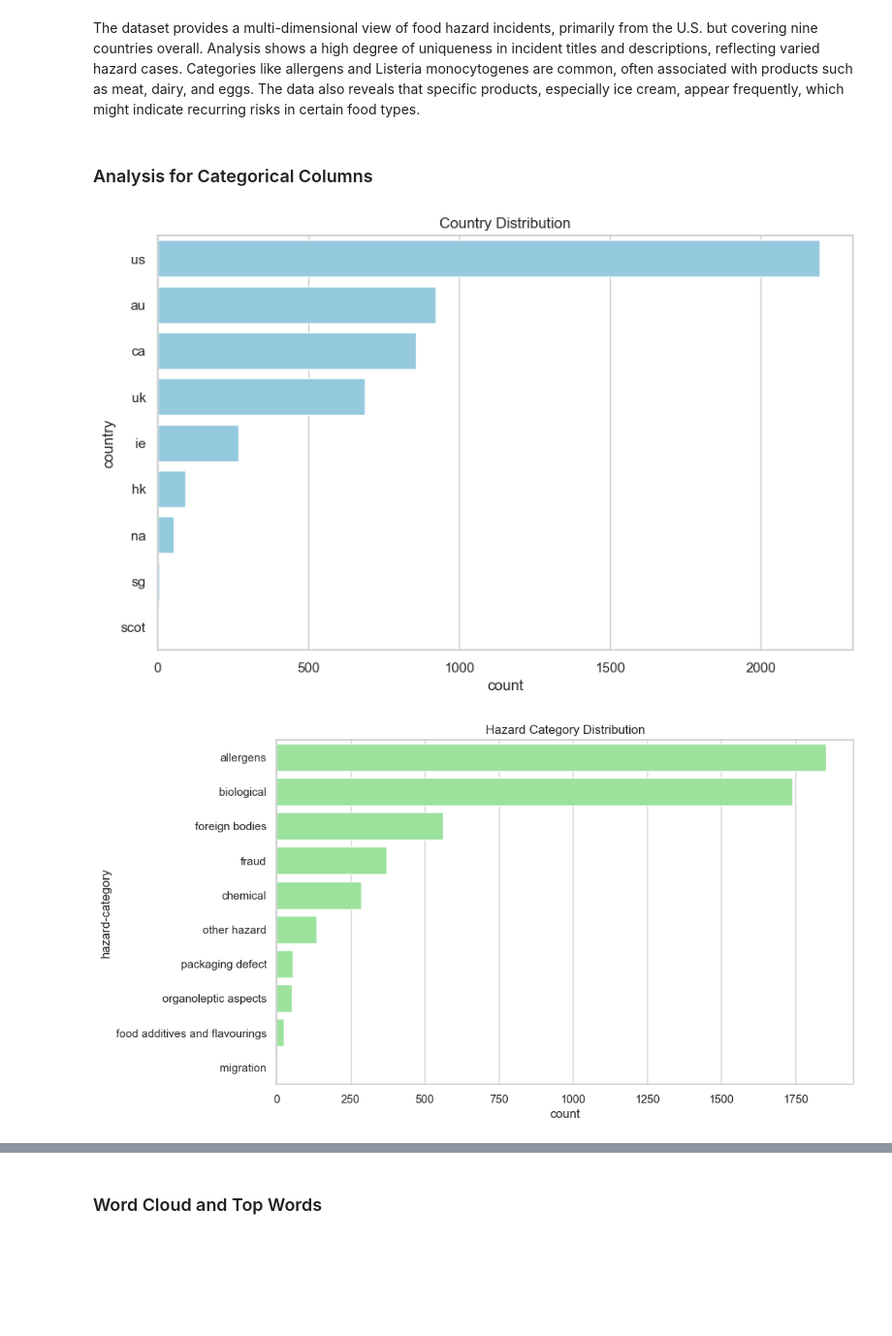
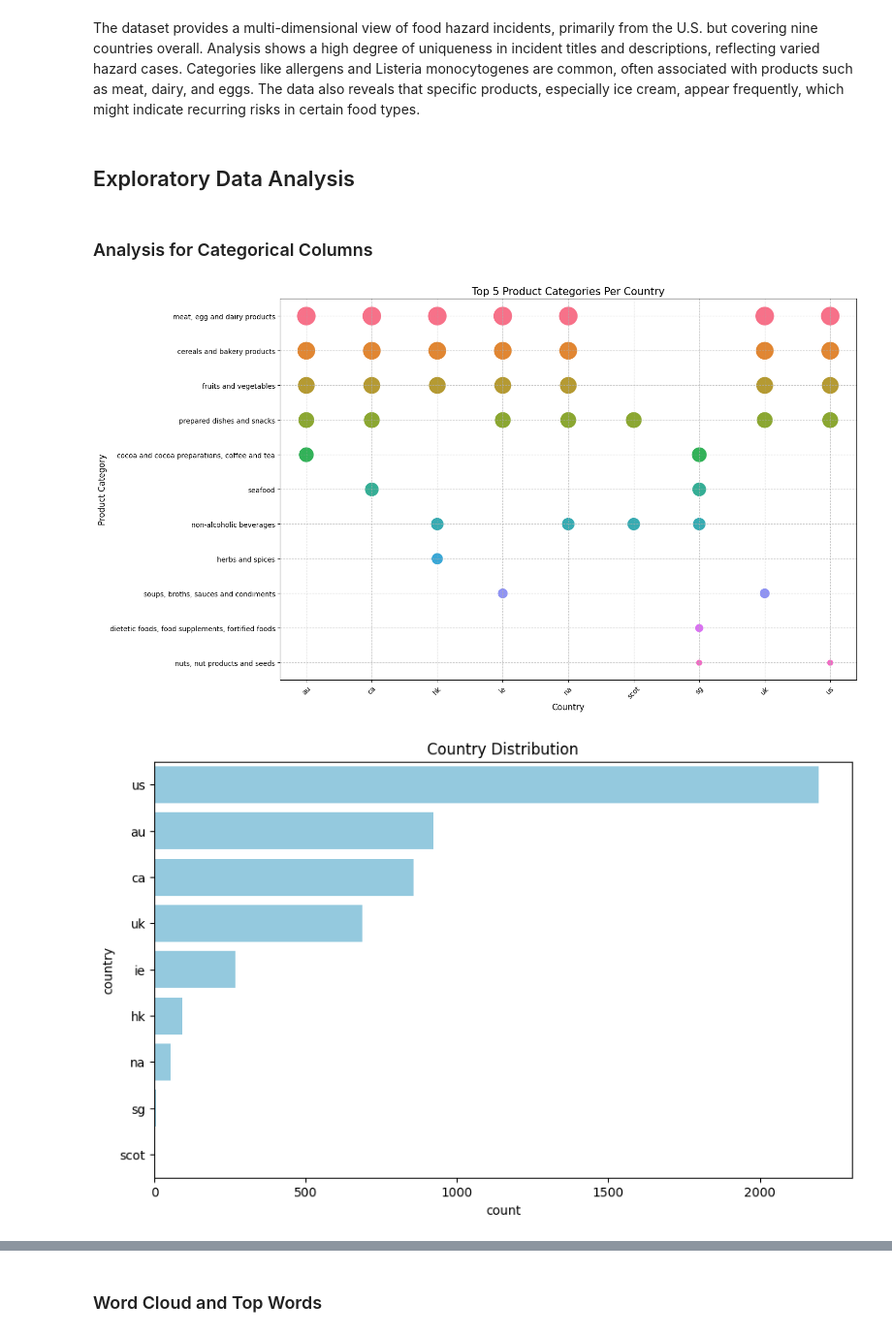
Before and after one commit to steliosg23/PDS-A2, a Jupyter notebook: Food Hazard Detection.ipynb, the cells around one changed output, grey strips where cells are left out. Shown: that part at 97% size. Cells and saved outputs as stored; diff of their text form; code cells hidden in the pictures; blank space fills up the shorter version.

Commit message:
Changes to be committed: 	modified:   Food Hazard Detection.ipynb 	new file:   top_hazards_per_country_map.html 	new file:   top_products_per_country_map.html

```diff
--- a/Food Hazard Detection.ipynb
+++ b/Food Hazard Detection.ipynb
@@ -103,52 +103,95 @@ categorical_summary
 | freq | 2195 | 11 | 2 | 1854 | 1434 | 665 | 185 |
 # %% [markdown]
 The dataset provides a multi-dimensional view of food hazard incidents, primarily from the U.S. but covering nine countries overall. Analysis shows a high degree of uniqueness in incident titles and descriptions, reflecting varied hazard cases. Categories like allergens and Listeria monocytogenes are common, often associated with products such as meat, dairy, and eggs. The data also reveals that specific products, especially ice cream, appear frequently, which might indicate recurring risks in certain food types.
+# %% [markdown]
+## Exploratory Data Analysis
 # %% [markdown]
 ### Analysis for Categorical Columns
 # %%
+import pandas as pd
 import matplotlib.pyplot as plt
 import seaborn as sns
 
-# Set the plotting style
-sns.set(style="whitegrid")
 
-# Country distribution with a single color
+
+# Top 5 product categories per country
+top_5_per_country = (
+    df.groupby('country')['product-category']
+    .value_counts()
+    .groupby(level=0)
+    .nlargest(5)
+    .reset_index(level=0, drop=True)
+    .reset_index()
+)
+
+# Plotting the map of top 5 product categories per country
+plt.figure(figsize=(15, 10))
+sns.scatterplot(
+    x='country', y='product-category', size='product-category',
+    sizes=(100, 800), data=top_5_per_country, hue='product-category', legend=False
+)
+plt.title('Top 5 Product Categories Per Country', fontsize=15)
+plt.xlabel('Country', fontsize=12)
+plt.ylabel('Product Category', fontsize=12)
+plt.xticks(rotation=45)
+plt.grid(True, linestyle='--', alpha=0.7)
+plt.show()
+
+# Country Distribution
 plt.figure(figsize=(10, 6))
-sns.countplot(y='country', data=df, order=df['country'].value_counts().index, color="skyblue", legend=False)
+sns.countplot(
+    y='country', data=df,
+    order=df['country'].value_counts().index,
+    color="skyblue", legend=False
+)
 plt.title('Country Distribution')
 plt.show()
 
-# Hazard-category distribution with a single color
+# Hazard Category Distribution
 plt.figure(figsize=(10, 6))
-sns.countplot(y='hazard-category', data=df, order=df['hazard-category'].value_counts().index, color="lightgreen", legend=False)
+sns.countplot(
+    y='hazard-category', data=df,
+    order=df['hazard-category'].value_counts().index,
+    color="lightgreen", legend=False
+)
 plt.title('Hazard Category Distribution')
 plt.show()
 
-# Product-category distribution with a single color
+# Product Category Distribution
 plt.figure(figsize=(10, 6))
-sns.countplot(y='product-category', data=df, order=df['product-category'].value_counts().index, color="salmon", legend=False)
+sns.countplot(
+    y='product-category', data=df,
+    order=df['product-category'].value_counts().index,
+    color="salmon", legend=False
+)
 plt.title('Product Category Distribution')
 plt.show()
 
-# Hazard distribution (Top 10 hazards) with a single color
+# Top 10 Hazards
 top_10_hazards = df['hazard'].value_counts().nlargest(10)
 plt.figure(figsize=(10, 6))
-sns.barplot(y=top_10_hazards.index, x=top_10_hazards.values, color="orange", legend=False)
+sns.barplot(
+    y=top_10_hazards.index, x=top_10_hazards.values,
+    color="orange", legend=False
+)
 plt.title('Top 10 Hazards')
 plt.show()
 
-# Product distribution (Top 10 products) with a single color
+# Top 10 Products
 top_10_products = df['product'].value_counts().nlargest(10)
 plt.figure(figsize=(10, 6))
-sns.barplot(y=top_10_products.index, x=top_10_products.values, color="purple", legend=False)
+sns.barplot(
+    y=top_10_products.index, x=top_10_products.values,
+    color="purple", legend=False
+)
 plt.title('Top 10 Products')
 plt.show()
 
-# Year distribution with a single color
+# Year Distribution
 plt.figure(figsize=(10, 6))
 sns.histplot(df['year'], bins=20, kde=True, color="lightcoral")
 plt.title('Year Distribution')
 plt.show()
 # %% [output]
-[figure, old version]
+[figure, new version]
-[figure, old version]
+[figure, new version]
```
Also changed, not shown: parts of 7 cells of this notebook, 2 other files.
